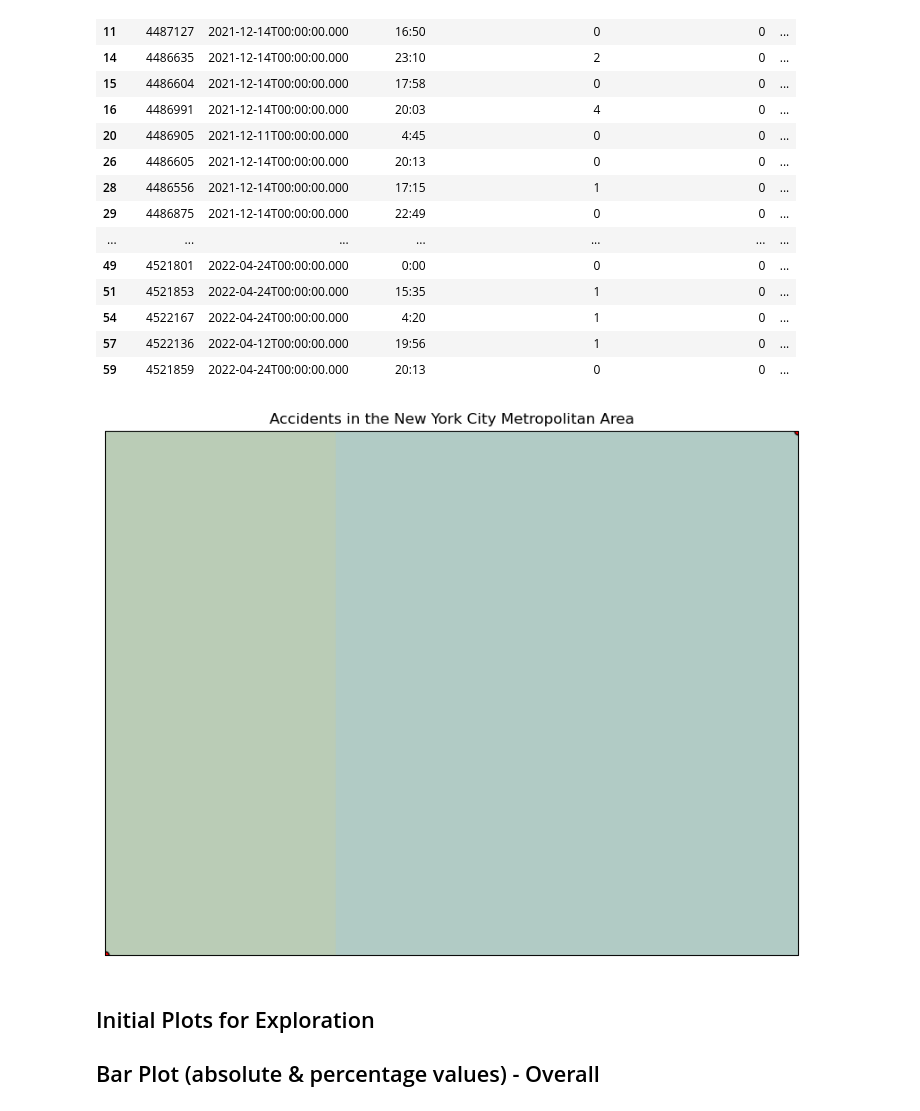
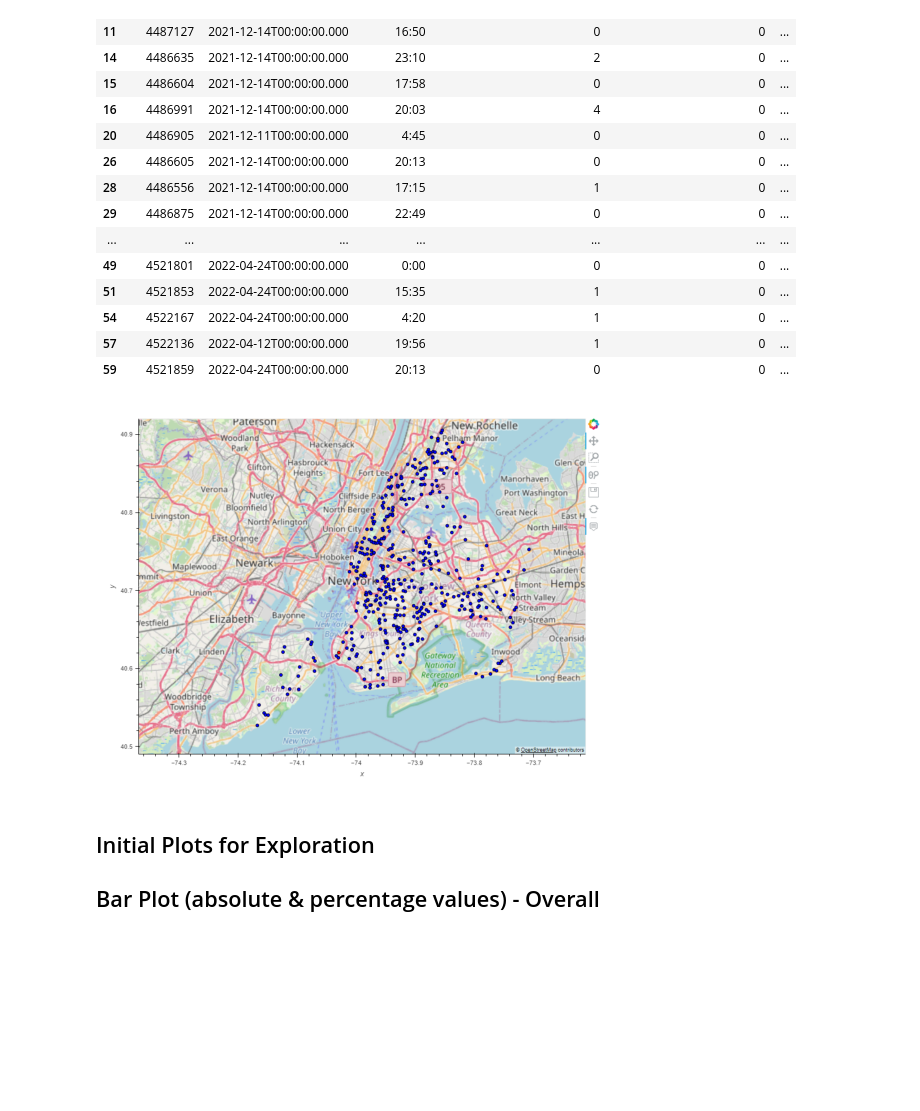
Before and after one commit to aglantzrbc/rutgers23-project-one, a Jupyter notebook: MASTER.PYTHON.FILE.ipynb, the cells around one changed output. Saved outputs shown, nothing was run; the diff lists cells and outputs as text; code cells hidden in the pictures; blank space fills up the shorter version.

```diff
--- a/MASTER.PYTHON.FILE.ipynb
+++ b/MASTER.PYTHON.FILE.ipynb
@@ -141,37 +136,16 @@ dtype: int64
 | 54 | 4522167 | 2022-04-24T00:00:00.000 | 4:20 | 1 | 0 | ... |
 | 57 | 4522136 | 2022-04-12T00:00:00.000 | 19:56 | 1 | 0 | ... |
 | 59 | 4521859 | 2022-04-24T00:00:00.000 | 20:13 | 0 | 0 | ... |
-# %%
-# Specify the accident coordinates
-accident_coordinates = [
-    (40.5774, -74.15),  # Southwest corner
-    (40.9176, -73.7004)  # Northeast corner
-]
-
-# Set up the map projection
-projection = ccrs.PlateCarree()
-
-# Set up the figure and axes
-fig, ax = plt.subplots(figsize=(10, 10), subplot_kw={'projection': projection})
-
-# Load the map image
-ax.stock_img()
-
-# Plot the accident locations as red dots
-ax.scatter([coord[1] for coord in accident_coordinates],
-           [coord[0] for coord in accident_coordinates],
-           color='red', edgecolors='black', transform=projection)
-
-# Set the map extent to focus on the New York City metropolitan area
-ax.set_extent([-74.15, -73.7004, 40.5774, 40.9176], crs=projection)
-
-# Set the plot title
-ax.set_title("Accidents in the New York City Metropolitan Area")
-
-# Display the plot
-plt.show()
-# %% [output]
-[figure, removed]
+# %%
+# Read the image file
+image = plt.imread("plots/map_crashes.png")
+
+# Display the image
+plt.imshow(image)
+plt.axis('off')  # Remove axis ticks and labels
+plt.show()
+# %% [output]
+[figure, added]
 # %% [markdown]
 ## Initial Plots for Exploration
 
```
Also changed, not shown: parts of 1 cell of this notebook.
